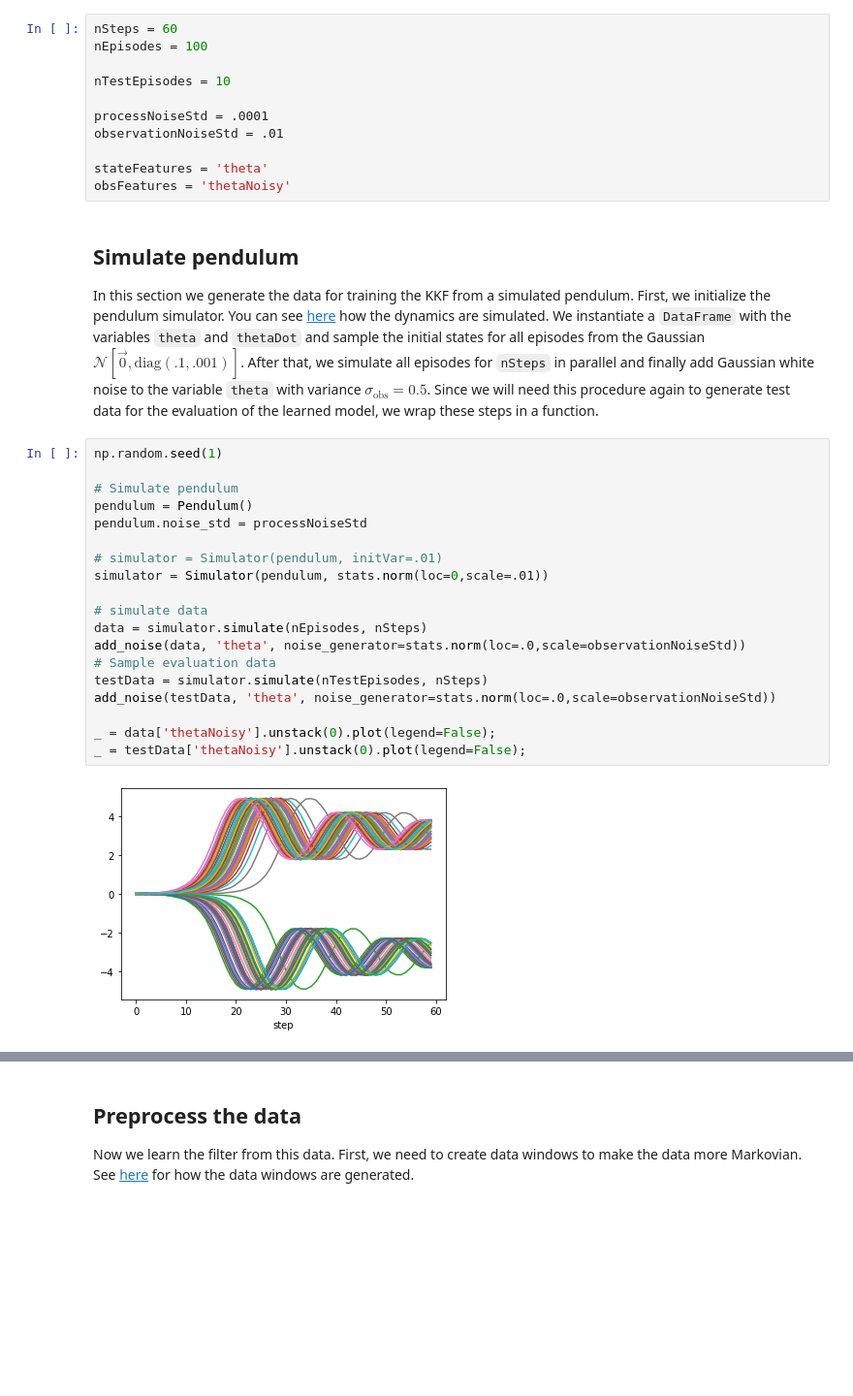
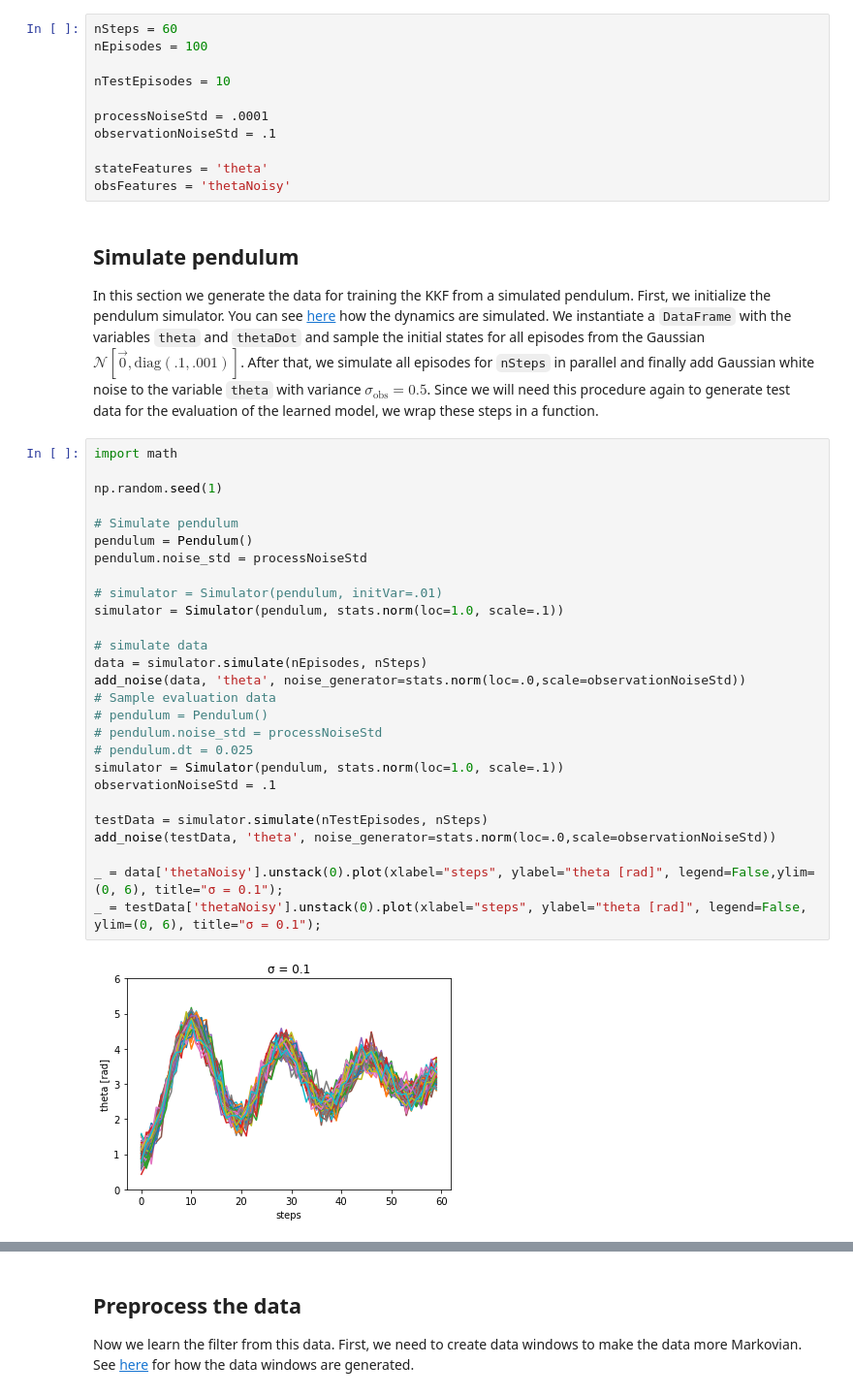
Before and after one commit to shellingford330/pyKKR, a Jupyter notebook: notebooks/KKF Example - Pendulum.ipynb, the cells around one changed output, grey strips where cells are left out. Shown at 97% size. Drawn from its saved outputs; the diff is of its cells as text; blank space fills up the shorter version.

```diff
--- a/notebooks/KKF Example - Pendulum.ipynb
+++ b/notebooks/KKF Example - Pendulum.ipynb
@@ -71,7 +72,7 @@ nEpisodes = 100
 nTestEpisodes = 10
 
 processNoiseStd = .0001
-observationNoiseStd = .01
+observationNoiseStd = .1
 
 stateFeatures = 'theta'
 obsFeatures = 'thetaNoisy'
@@ -85,23 +86,31 @@ We instantiate a `DataFrame` with the variables `theta` and `thetaDot` and sampl
 After that, we simulate all episodes for `nSteps` in parallel and finally add Gaussian white noise to the variable `theta` with variance $\sigma_\textrm{obs} = 0.5$.
 Since we will need this procedure again to generate test data for the evaluation of the learned model, we wrap these steps in a function.
 # %%
+import math
+
 np.random.seed(1)
 
 # Simulate pendulum
 pendulum = Pendulum()
 pendulum.noise_std = processNoiseStd
 
 # simulator = Simulator(pendulum, initVar=.01)
-simulator = Simulator(pendulum, stats.norm(loc=0,scale=.01))
+simulator = Simulator(pendulum, stats.norm(loc=1.0, scale=.1))
 
 # simulate data
 data = simulator.simulate(nEpisodes, nSteps)
 add_noise(data, 'theta', noise_generator=stats.norm(loc=.0,scale=observationNoiseStd))
 # Sample evaluation data
+# pendulum = Pendulum()
+# pendulum.noise_std = processNoiseStd
+# pendulum.dt = 0.025
+simulator = Simulator(pendulum, stats.norm(loc=1.0, scale=.1))
+observationNoiseStd = .1
+
 testData = simulator.simulate(nTestEpisodes, nSteps)
 add_noise(testData, 'theta', noise_generator=stats.norm(loc=.0,scale=observationNoiseStd))
 
-_ = data['thetaNoisy'].unstack(0).plot(legend=False);
-_ = testData['thetaNoisy'].unstack(0).plot(legend=False);
+_ = data['thetaNoisy'].unstack(0).plot(xlabel="steps", ylabel="theta [rad]", legend=False,ylim=(0, 6), title="σ = 0.1");
+_ = testData['thetaNoisy'].unstack(0).plot(xlabel="steps", ylabel="theta [rad]", legend=False, ylim=(0, 6), title="σ = 0.1");
 # %% [output]
-[figure, old version]
+[figure, new version]
```
Also changed, not shown: parts of 27 cells of this notebook, 4 other files.
